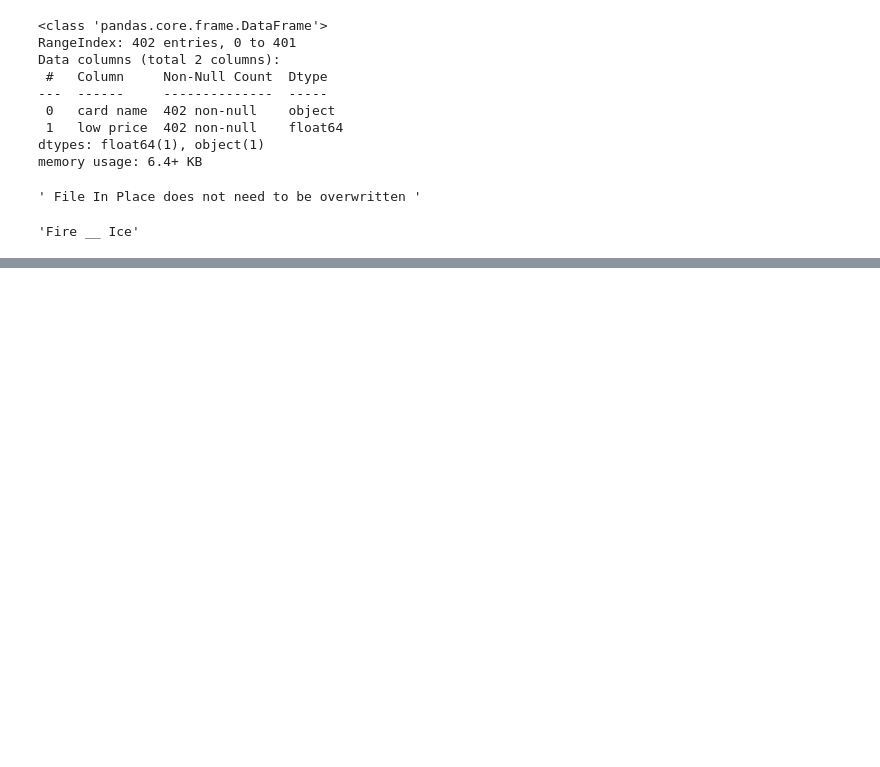
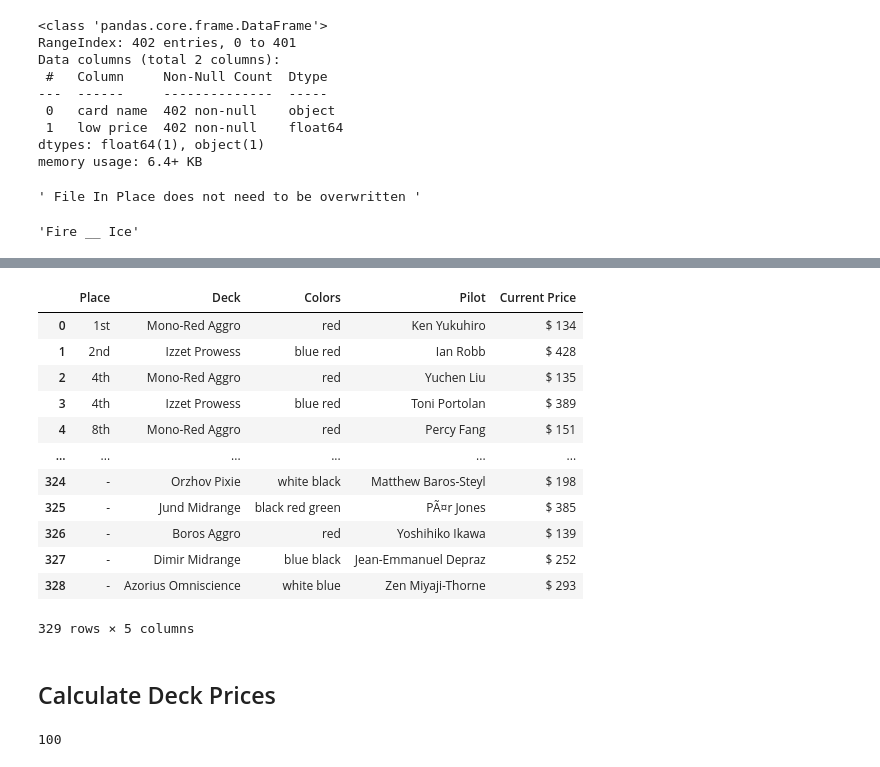
Before and after one commit to william-wilhoite/mtg-tournament-expenses, a Jupyter notebook: final_fantasy.ipynb, the cells around one changed output, grey strips where cells are left out. Cells and saved outputs as stored; diff of their text form; code cells hidden in the pictures; blank space fills up the shorter version.

```diff
--- a/final_fantasy.ipynb
+++ b/final_fantasy.ipynb
@@ -428,0 +475,19 @@ re.sub(r'[/:]', '_', 'Fire // Ice' )
+# %%
+tournament_df.reset_index( drop=True, inplace=True )
+tournament_df
+# %% [output]
+|  | Place | Deck | Colors | Pilot | Current Price |
+| 0 | 1st | Mono-Red Aggro | red | Ken Yukuhiro | $ 134 |
+| 1 | 2nd | Izzet Prowess | blue red | Ian Robb | $ 428 |
+| 2 | 4th | Mono-Red Aggro | red | Yuchen Liu | $ 135 |
+| 3 | 4th | Izzet Prowess | blue red | Toni Portolan | $ 389 |
+| 4 | 8th | Mono-Red Aggro | red | Percy Fang | $ 151 |
+| ... | ... | ... | ... | ... | ... |
+| 324 | - | Orzhov Pixie | white black | Matthew Baros-Steyl | $ 198 |
+| 325 | - | Jund Midrange | black red green | PÃ¤r Jones | $ 385 |
+| 326 | - | Boros Aggro | red | Yoshihiko Ikawa | $ 139 |
+| 327 | - | Dimir Midrange | blue black | Jean-Emmanuel Depraz | $ 252 |
+| 328 | - | Azorius Omniscience | white blue | Zen Miyaji-Thorne | $ 293 |
+329 rows × 5 columns
+# %% [markdown]
+## Calculate Deck Prices
@@ -428,0 +513,4 @@ re.sub(r'[/:]', '_', 'Fire // Ice' )
+# %%
+len(deck_price_list)
+# %% [output]
+100
```
Also changed, not shown: parts of 9 cells of this notebook, 1 other file.
